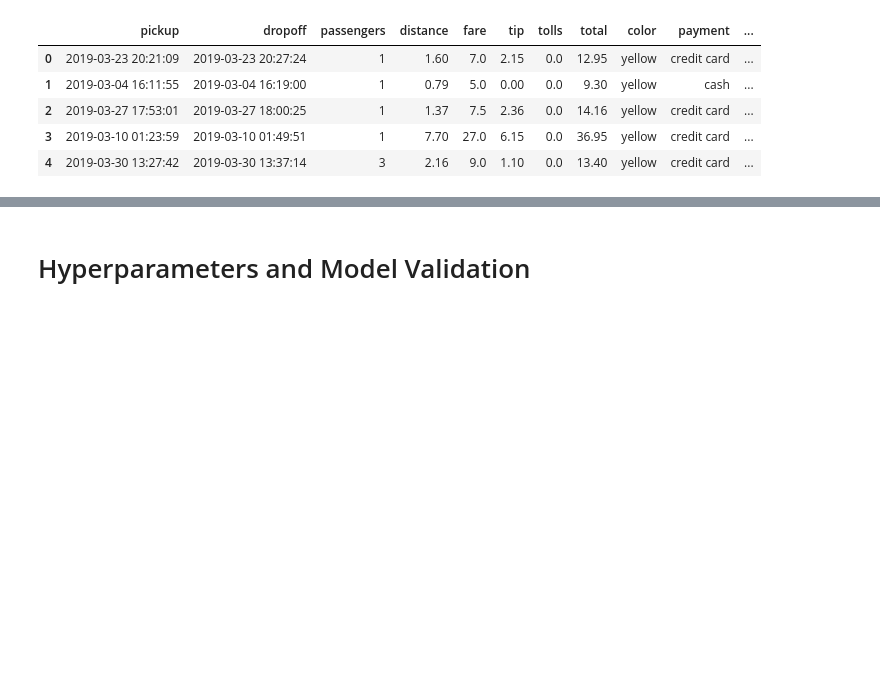
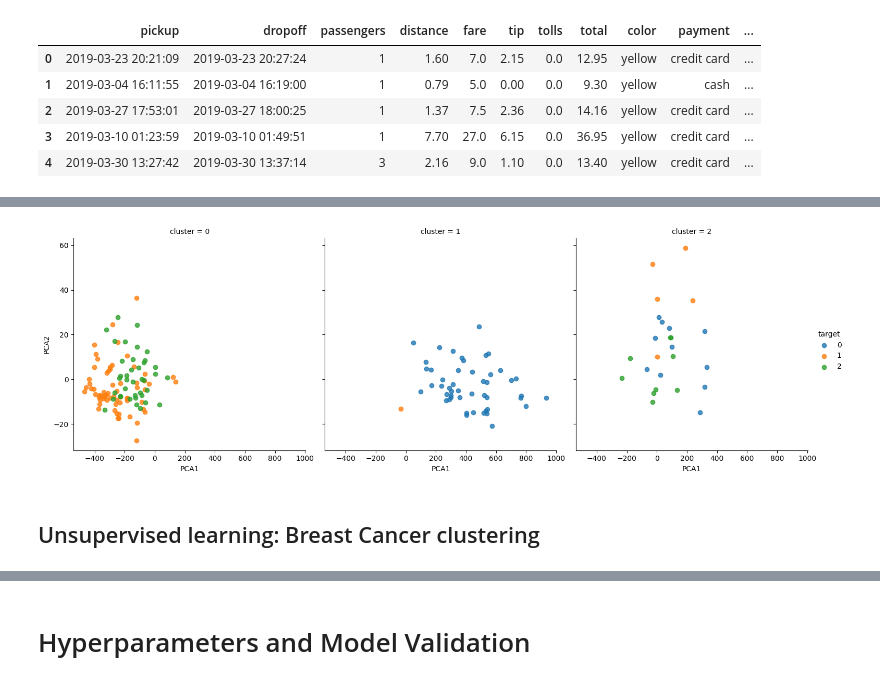
Before and after one commit to ZacharyCone7/SSE591_Week5, a Jupyter notebook: Week 5 examples.ipynb, the cells around one changed output, grey strips where cells are left out. Saved outputs shown, nothing was run; the diff lists cells and outputs as text; code cells hidden in the pictures; blank space fills up the shorter version.

```diff
--- a/Week 5 examples.ipynb
+++ b/Week 5 examples.ipynb
@@ -45,0 +99,14 @@ ValueError: Input contains NaN
+# %%
+from sklearn.mixture import GaussianMixture     # 1. Choose the model class
+model = GaussianMixture(n_components=3,
+            covariance_type='full')             # 2. Instantiate the model with hyperparameters
+model.fit(X)                                    # 3. Fit to data. Notice y is not specified!
+y_gmm = model.predict(X)                        # 4. Determine cluster labels
+# %%
+wine_df['cluster'] = y_gmm
+sns.lmplot(x="PCA1", y="PCA2", data=wine_df, hue='target',
+           col='cluster', fit_reg=False);
+# %% [output]
+[figure, added]
+# %% [markdown]
+## Unsupervised learning: Breast Cancer clustering
```
Also changed, not shown: parts of 49 cells of this notebook, 1 other file.
